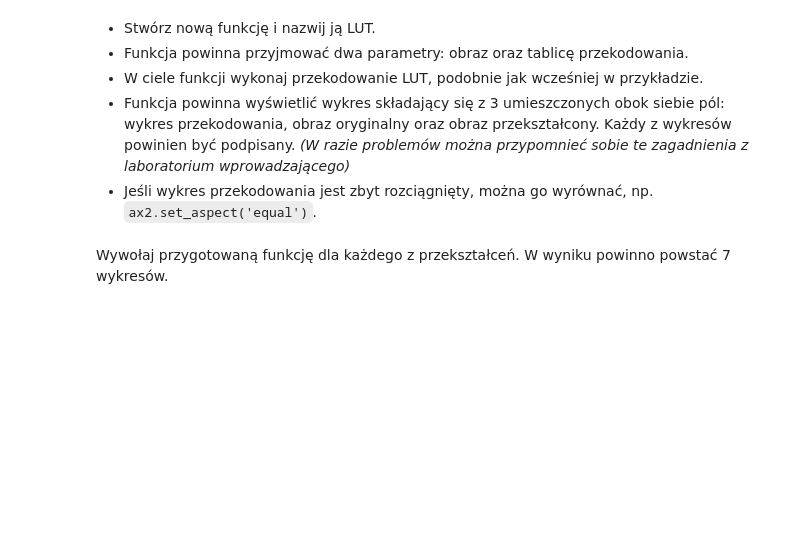
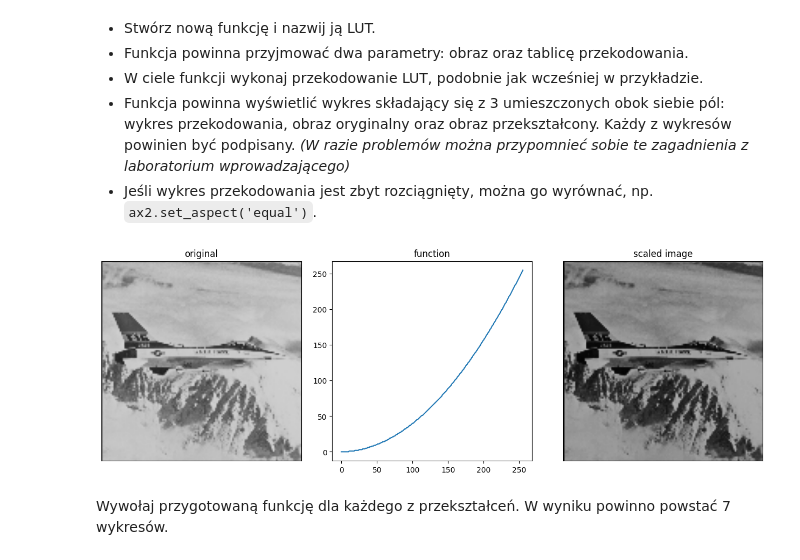
Before and after one commit to krudny/Image-processing, a Jupyter notebook: Lab2-point-operations/02_point_part1.ipynb, the cells around one changed output. Saved outputs shown, nothing was run; the diff lists cells and outputs as text; code cells hidden in the pictures; blank space fills up the shorter version.

Commit message:
Lut functions examples

```diff
--- a/Lab2-point-operations/02_point_part1.ipynb
+++ b/Lab2-point-operations/02_point_part1.ipynb
@@ -49,21 +49,23 @@ Wybierz jeden z obrazów: _lena.bmp_ lub _jet.bmp_ (w razie potrzeby pobierz go
 
 Wczytaj go i wyświetl.
 # %%
-# fileName = 'lena.bmp'
-# if not os.path.exists(fileName) :
-#     r = requests.get(url + fileName, allow_redirects=True)
-#     open(fileName, 'wb').write(r.content)
-
-fileName = 'jet.bmp'
+lenaName = 'lena.bmp'
 if not os.path.exists(fileName) :
     r = requests.get(url + fileName, allow_redirects=True)
     open(fileName, 'wb').write(r.content)
 
-img = cv2.imread(fileName)
+planeName = 'jet.bmp'
+if not os.path.exists(fileName) :
+    r = requests.get(url + fileName, allow_redirects=True)
+    open(fileName, 'wb').write(r.content)
+
+lena = cv2.imread(lenaName)
+plane = cv2.imread(planeName)
+
 
 plt.xticks([])
 plt.yticks([])
-plt.imshow(img)
+plt.imshow(lena)
 # %% [output]
 <matplotlib.image.AxesImage at 0x...>
 [figure]
@@ -96,6 +98,32 @@ Przypomnienie składni tworzenia funkcji w pythonie:
     Każdy z wykresów powinien być podpisany.
     _(W razie problemów można przypomnieć sobie te zagadnienia z laboratorium wprowadzającego)_
   - Jeśli wykres przekodowania jest zbyt rozciągnięty, można go wyrównać, np. `ax2.set_aspect('equal')`.
+# %%
+def LUT(img, lut_table):
+    transformed_img = cv2.LUT(img, lut_table)
+    f, (ax1, ax2, ax3) = plt.subplots(1, 3, figsize=(13, 13))
+
+    f.tight_layout()
+
+    ax1.imshow(img)
+    ax1.set_xticks([])
+    ax1.set_yticks([])
+    ax1.set_title('original')
+
+    ax2.plot(lut_table)
+    ax2.set_aspect('equal')
+    ax2.set_title('function')
+
+    ax3.imshow(transformed_img)
+    ax3.set_xticks([])
+    ax3.set_yticks([])
+    ax3.set_title('scaled image')
+
+    plt.show()
+# %%
+LUT(plane, lut.kwadratowa)
+# %% [output]
+[figure, added]
 # %% [markdown]
 Wywołaj przygotowaną funkcję dla każdego z przekształceń.
 W wyniku powinno powstać 7 wykresów.
```
Also changed, not shown: parts of 2 cells of this notebook.
